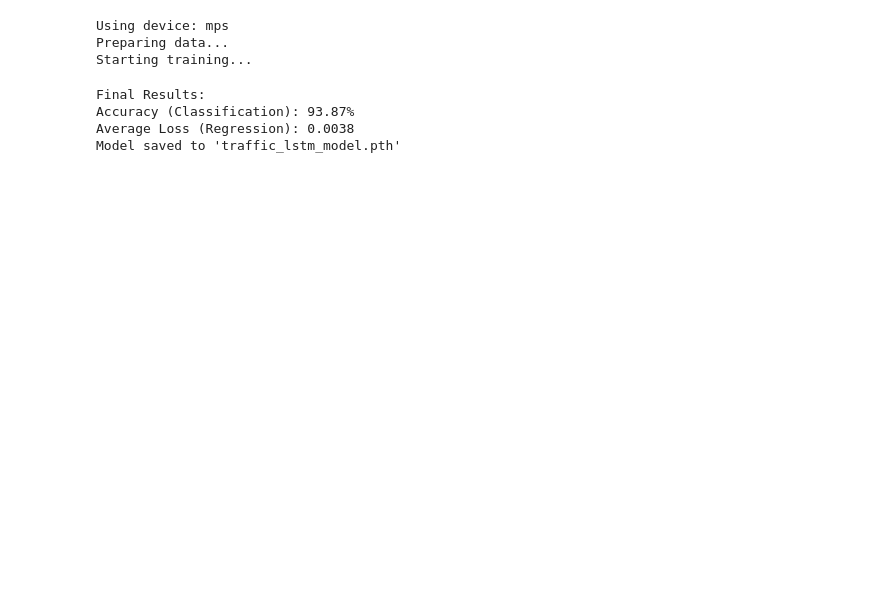
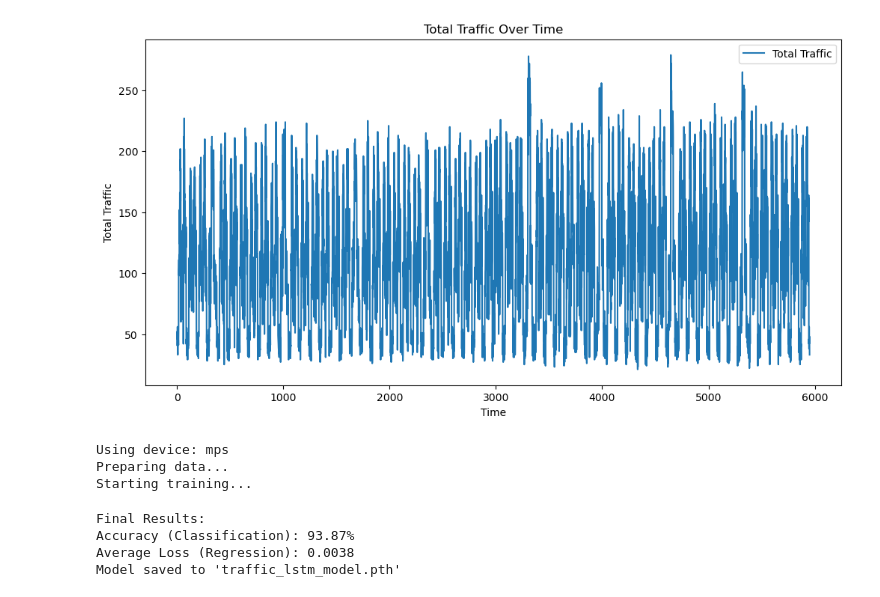
Before and after one commit to TheOctoMizer/AAI-530-Project, a Jupyter notebook: train_lstm.ipynb, the cells around one changed output. Saved outputs shown, nothing was run; the diff lists cells and outputs as text; code cells hidden in the pictures; blank space fills up the shorter version.

Commit message:
Added data exploration to LSTM

```diff
--- a/train_lstm.ipynb
+++ b/train_lstm.ipynb
@@ -9,3 +9,5 @@ from sklearn.model_selection import train_test_split
 from tqdm import tqdm
 # %%
 from lstm import TrafficLSTM
+# %%
+df = pd.read_csv('./TrafficTwoMonth.csv')
@@ -12,3 +67,17 @@ from lstm import TrafficLSTM
+# %%
+# Visualize the data
+import matplotlib.pyplot as plt
+
+# Plot the total traffic over time
+plt.figure(figsize=(12, 6))
+plt.plot(df['Total'], label='Total Traffic')
+plt.xlabel('Time')
+plt.ylabel('Total Traffic')
+plt.title('Total Traffic Over Time')
+plt.legend()
+plt.show()
+# %% [output]
+[figure, added]
 # %%
 def prepare_data(data_path):
     # Read the CSV file into a DataFrame
```
Also changed, not shown: parts of 4 cells of this notebook.
